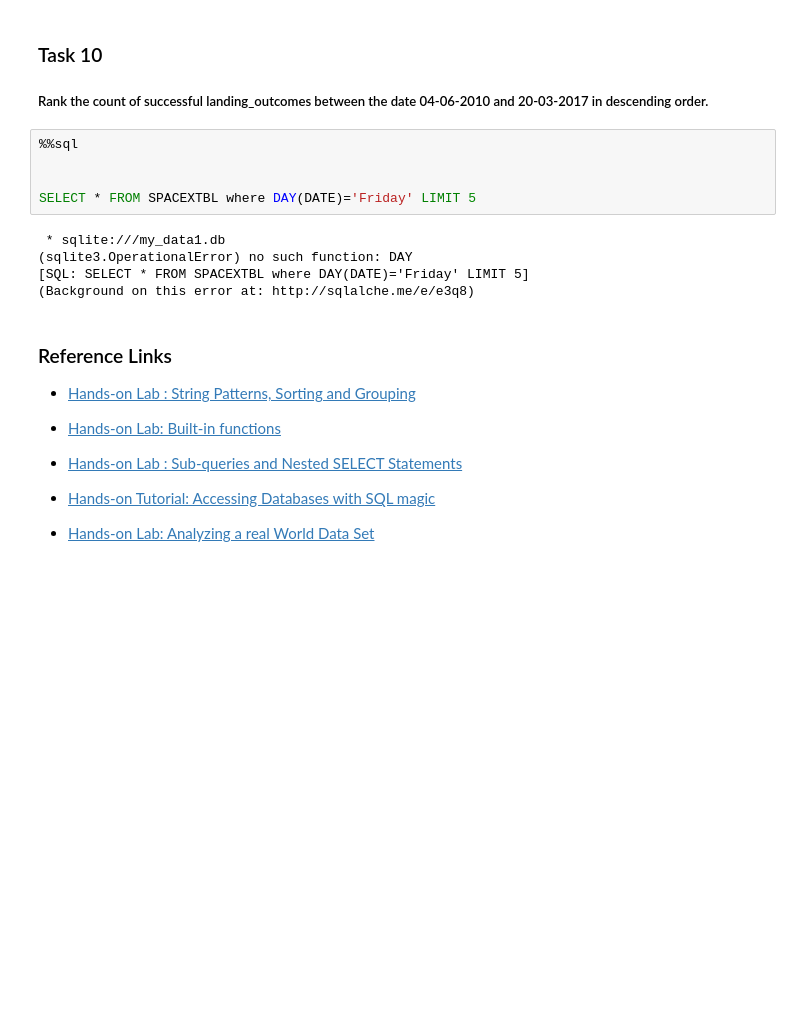
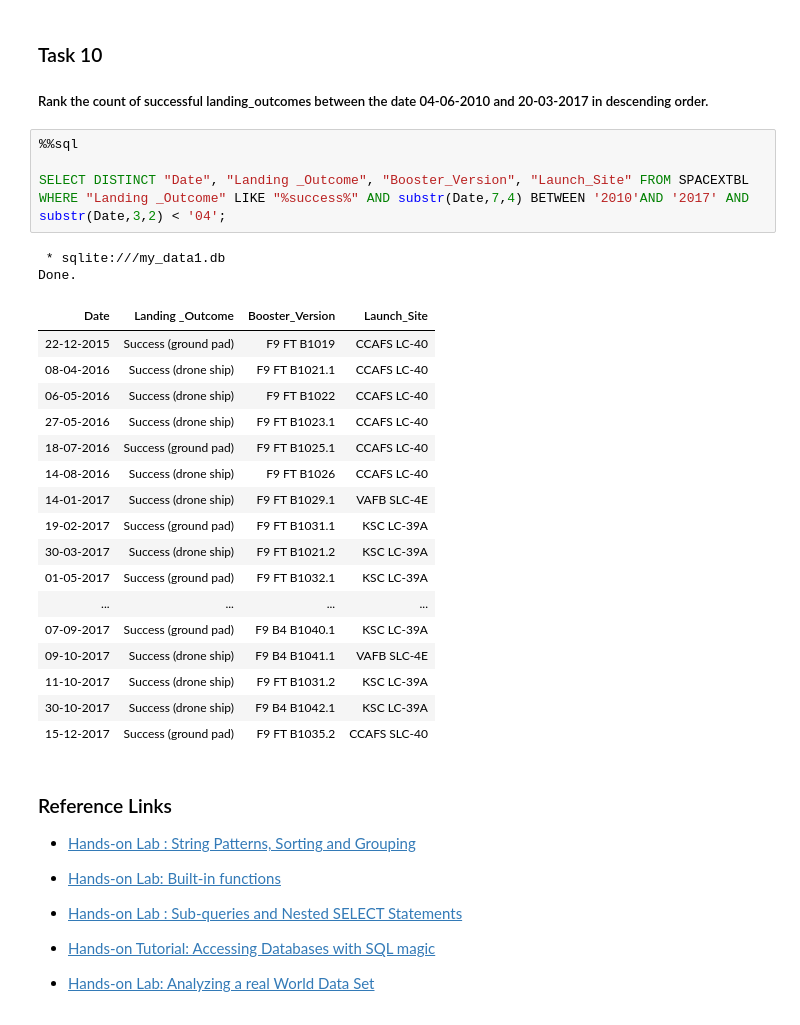
Before and after one commit to Emonskywalker/IBM-Watson-Capstone, a Jupyter notebook: jupyter-labs-eda-sql-coursera_sqllite.ipynb, the cells around one changed output. Cells and saved outputs as stored; diff of their text form; blank space fills up the shorter version.

```diff
--- a/jupyter-labs-eda-sql-coursera_sqllite.ipynb
+++ b/jupyter-labs-eda-sql-coursera_sqllite.ipynb
@@ -253,16 +253,30 @@ Done.
 
 
 ##### Rank the  count of  successful landing_outcomes between the date 04-06-2010 and 20-03-2017 in descending order.
-# %%
-%%sql
-
-
-SELECT * FROM SPACEXTBL where DAY(DATE)='Friday' LIMIT 5
-# %% [output]
- * sqlite:///my_data1.db
-(sqlite3.OperationalError) no such function: DAY
-[SQL: SELECT * FROM SPACEXTBL where DAY(DATE)='Friday' LIMIT 5]
-(Background on this error at: http://sqlalche.me/e/e3q8)
+# %%
+%%sql
+
+SELECT DISTINCT "Date", "Landing _Outcome", "Booster_Version", "Launch_Site" FROM SPACEXTBL WHERE "Landing _Outcome" LIKE "%success%" AND substr(Date,7,4) BETWEEN '2010'AND '2017' AND substr(Date,3,2) < '04';
+# %% [output]
+ * sqlite:///my_data1.db
+Done.
+| Date | Landing _Outcome | Booster_Version | Launch_Site |
+| 22-12-2015 | Success (ground pad) | F9 FT B1019 | CCAFS LC-40 |
+| 08-04-2016 | Success (drone ship) | F9 FT B1021.1 | CCAFS LC-40 |
+| 06-05-2016 | Success (drone ship) | F9 FT B1022 | CCAFS LC-40 |
+| 27-05-2016 | Success (drone ship) | F9 FT B1023.1 | CCAFS LC-40 |
+| 18-07-2016 | Success (ground pad) | F9 FT B1025.1 | CCAFS LC-40 |
+| 14-08-2016 | Success (drone ship) | F9 FT B1026 | CCAFS LC-40 |
+| 14-01-2017 | Success (drone ship) | F9 FT B1029.1 | VAFB SLC-4E |
+| 19-02-2017 | Success (ground pad) | F9 FT B1031.1 | KSC LC-39A |
+| 30-03-2017 | Success (drone ship) | F9 FT B1021.2 | KSC LC-39A |
+| 01-05-2017 | Success (ground pad) | F9 FT B1032.1 | KSC LC-39A |
+| ... | ... | ... | ... |
+| 07-09-2017 | Success (ground pad) | F9 B4 B1040.1 | KSC LC-39A |
+| 09-10-2017 | Success (drone ship) | F9 B4 B1041.1 | VAFB SLC-4E |
+| 11-10-2017 | Success (drone ship) | F9 FT B1031.2 | KSC LC-39A |
+| 30-10-2017 | Success (drone ship) | F9 B4 B1042.1 | KSC LC-39A |
+| 15-12-2017 | Success (ground pad) | F9 FT B1035.2 | CCAFS SLC-40 |
 # %% [markdown]
 ### Reference Links
 
```
Also changed, not shown: parts of 1 cell of this notebook, 2 other files.
